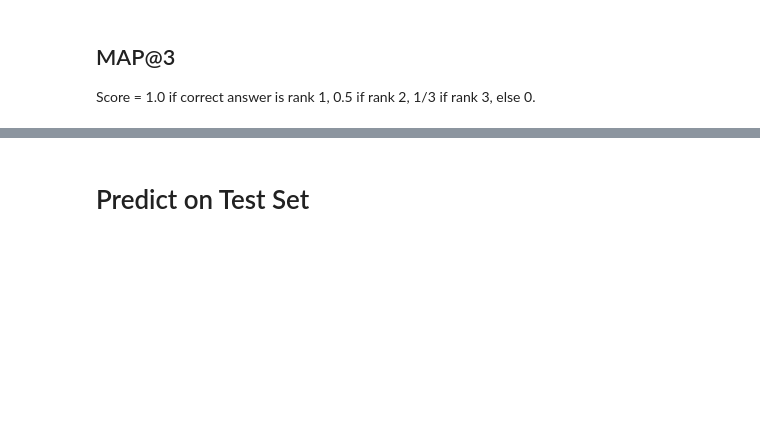
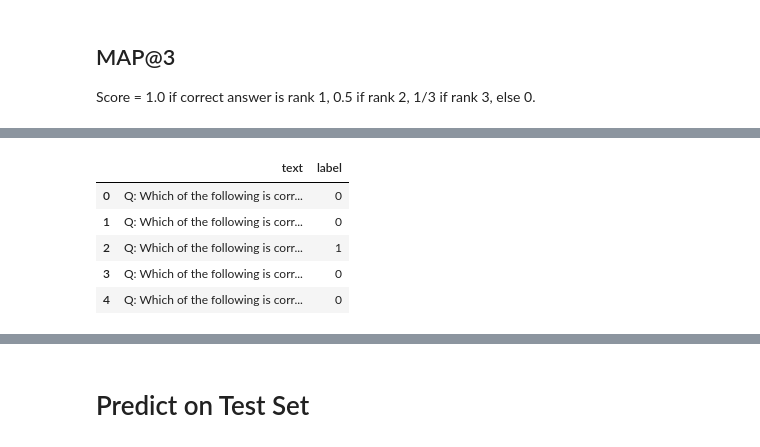
Before and after one commit to pranay-aggarwal/Smart-MCQ-Solver, a Jupyter notebook: kaggle_notebook.ipynb, the cells around one changed output, grey strips where cells are left out. Cells and saved outputs as stored; diff of their text form; code cells hidden in the pictures; blank space fills up the shorter version.

```diff
--- a/kaggle_notebook.ipynb
+++ b/kaggle_notebook.ipynb
@@ -461,0 +191,27 @@ train_model(model_m1, train_loader, val_loader, CONFIG_M1, checkpoint_path="mode
+# %%
+train_data_lr = []
+
+# Loop over every question in the dataset
+for _, row in train_df.iterrows():
+    prompt = str(row['prompt'])
+    correct_answer = row['answer']
+
+    # Expand 1 question into 5 individual binary evaluation pairs
+    for option in ['A', 'B', 'C', 'D', 'E']:
+        option_text = str(row[option])
+
+        # Label 1 if option matches ground truth, else 0
+        is_correct = 1 if option == correct_answer else 0
+
+        text_combined = "Q: " + prompt + " A: " + option_text
+        train_data_lr.append({'text': text_combined, 'label': is_correct})
+
+df_train_lr = pd.DataFrame(train_data_lr)
+df_train_lr.head()
+# %% [output]
+|  | text | label |
+| 0 | Q: Which of the following is corr... | 0 |
+| 1 | Q: Which of the following is corr... | 0 |
+| 2 | Q: Which of the following is corr... | 1 |
+| 3 | Q: Which of the following is corr... | 0 |
+| 4 | Q: Which of the following is corr... | 0 |
```
Also changed, not shown: parts of 28 cells of this notebook.
